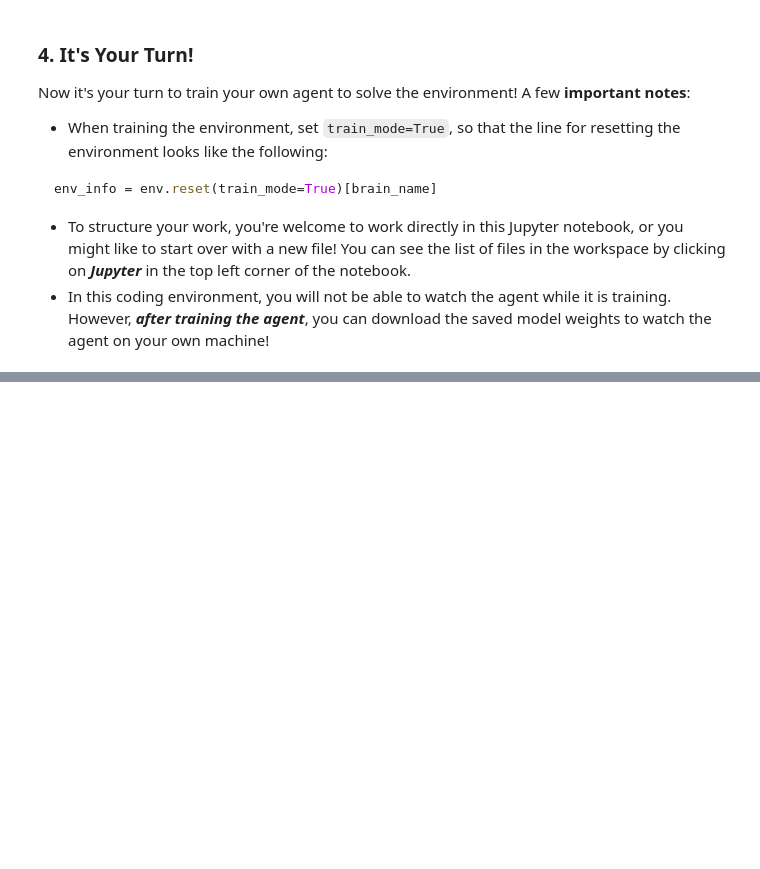
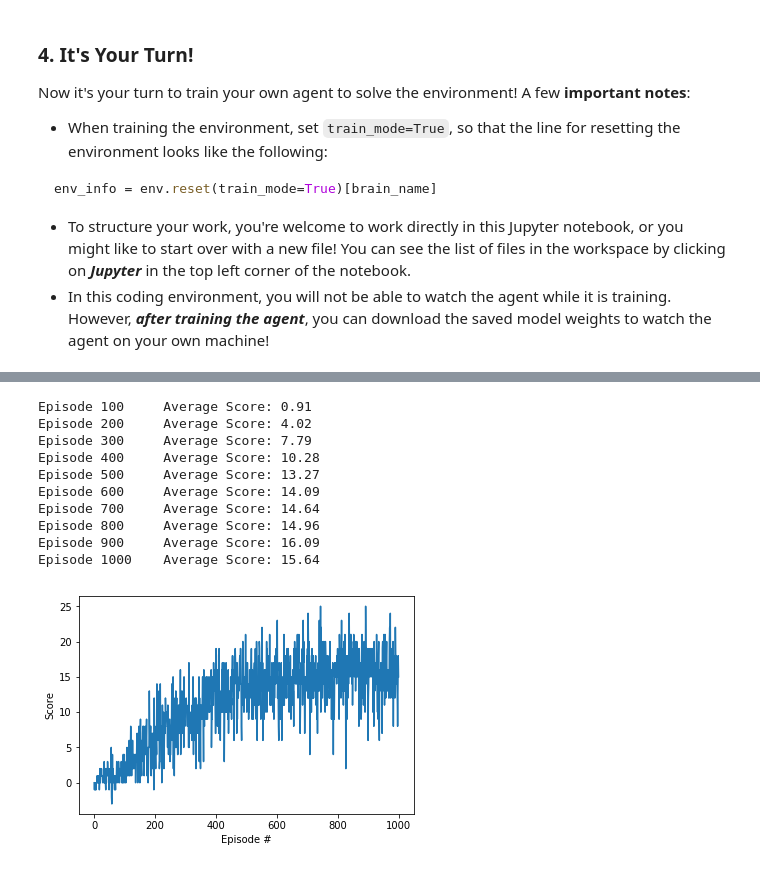
Before and after one commit to Andrewzh112/Udacity-Deep-Reinforcement-Learning-Nanodegree, a Jupyter notebook: p1_navigation/Navigation.ipynb, the cells around one changed output, grey strips where cells are left out. Drawn from its saved outputs; the diff is of its cells as text; code cells hidden in the pictures; blank space fills up the shorter version.

Commit message:
feat: added double dqn

```diff
--- a/p1_navigation/Navigation.ipynb
+++ b/p1_navigation/Navigation.ipynb
@@ -193,2 +149,26 @@ Episode 1000    Average Score: 13.28
+# %%
+network_type = 'double dqn'
+double_agent = Agent(network_type=network_type, state_size=state_size, action_size=action_size, seed=0)
+scores = dqn(double_agent,env)
+
+# plot the scores
+fig = plt.figure()
+ax = fig.add_subplot(111)
+plt.plot(np.arange(len(scores)), scores)
+plt.ylabel('Score')
+plt.xlabel('Episode #')
+plt.show()
+# %% [output]
+Episode 100     Average Score: 0.91
+Episode 200     Average Score: 4.02
+Episode 300     Average Score: 7.79
+Episode 400     Average Score: 10.28
+Episode 500     Average Score: 13.27
+Episode 600     Average Score: 14.09
+Episode 700     Average Score: 14.64
+Episode 800     Average Score: 14.96
+Episode 900     Average Score: 16.09
+Episode 1000    Average Score: 15.64
+[figure, added]
 # %%
 env.close()
```
Also changed, not shown: parts of 4 cells of this notebook, 3 other files.
